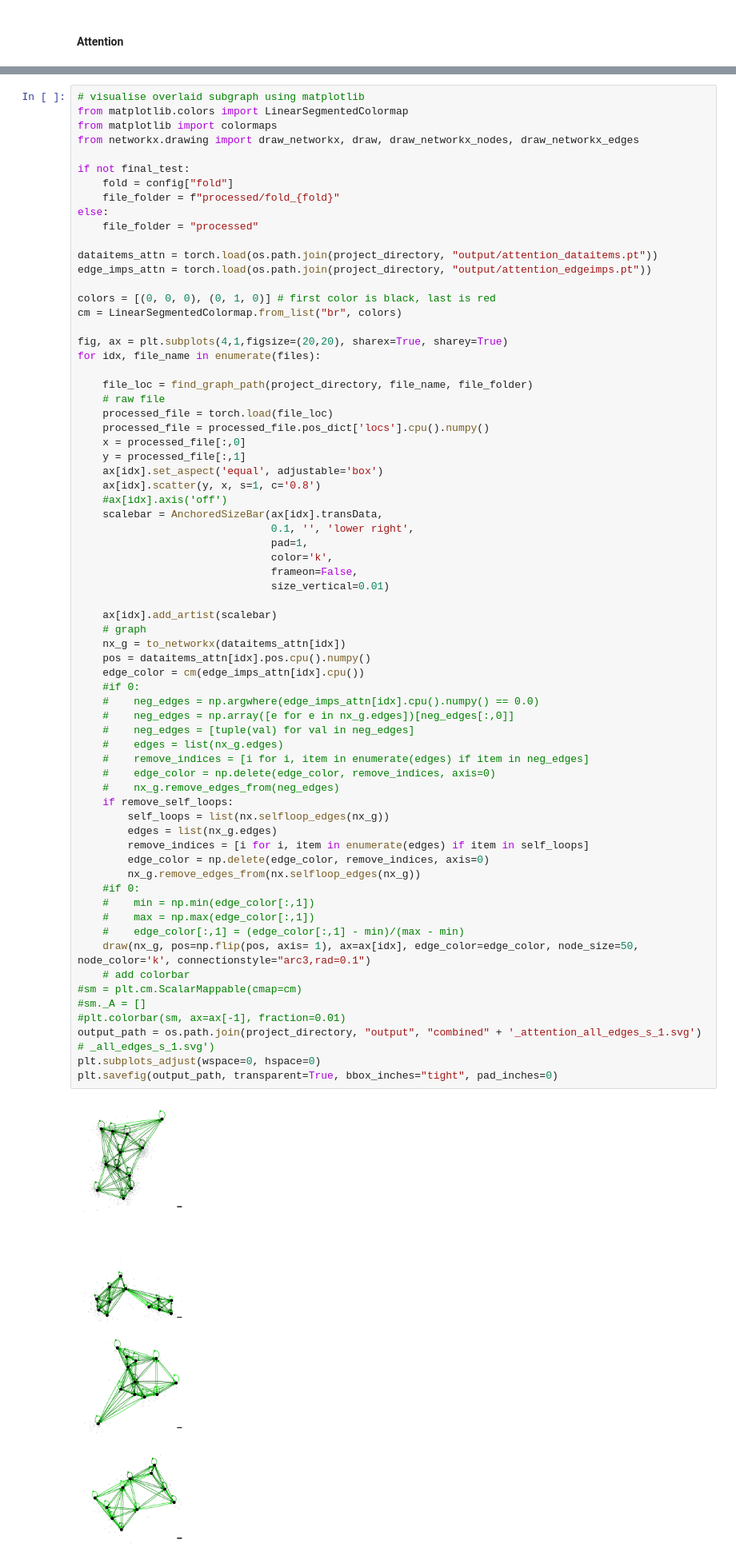
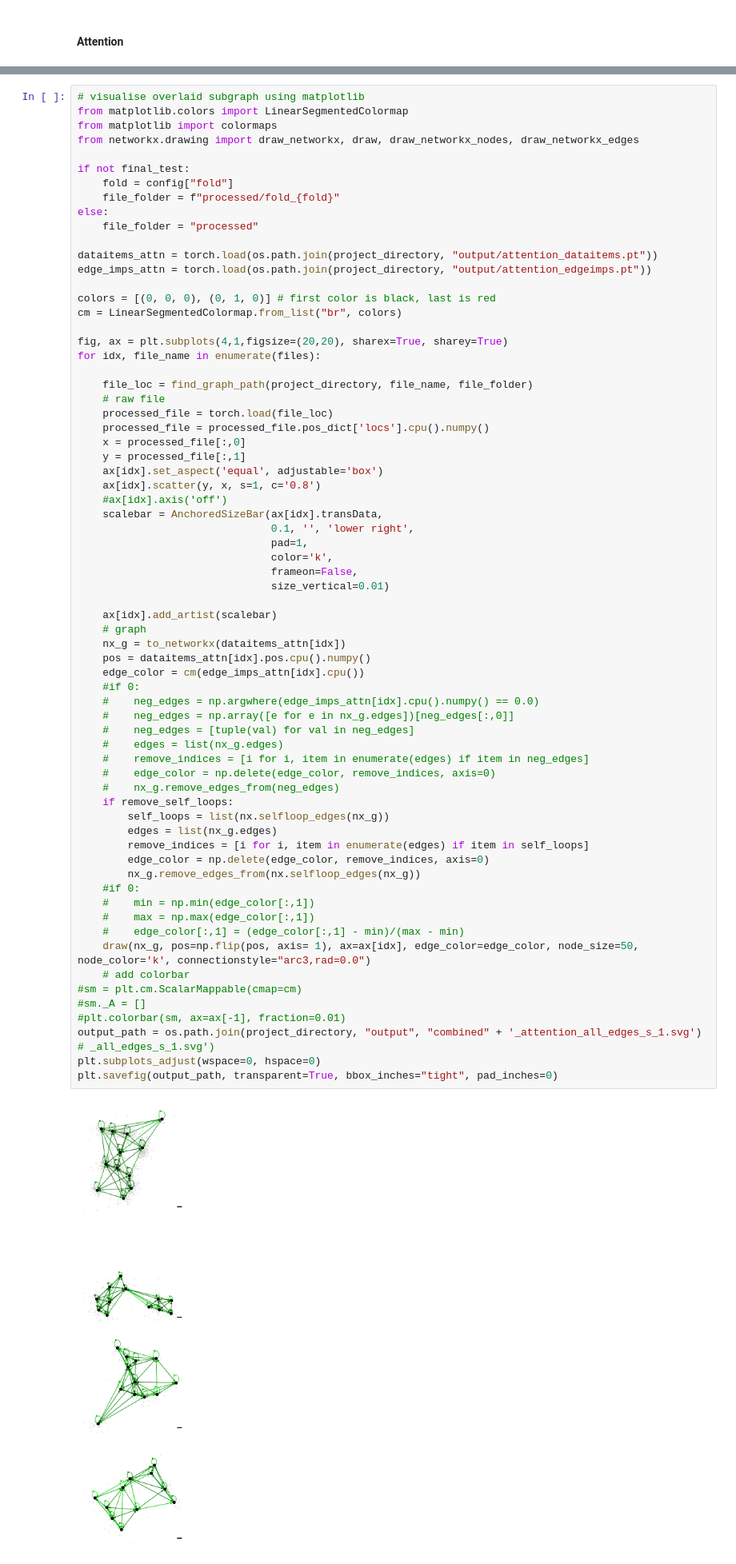
Before and after one commit to oubino/locpix_points, a Jupyter notebook: digits_letters/task_2_finaltest/scripts/analysis.ipynb, the cells around one changed output, grey strips where cells are left out. Shown at 80% size. Drawn from its saved outputs; the diff is of its cells as text.

```diff
--- a/digits_letters/task_2_finaltest/scripts/analysis.ipynb
+++ b/digits_letters/task_2_finaltest/scripts/analysis.ipynb
@@ -830,35 +829,35 @@ for idx, file_name in enumerate(files):
     # graph
     nx_g = to_networkx(dataitems_attn[idx])
     pos = dataitems_attn[idx].pos.cpu().numpy()
     edge_color = cm(edge_imps_attn[idx].cpu())
     #if 0:
     #    neg_edges = np.argwhere(edge_imps_attn[idx].cpu().numpy() == 0.0)
     #    neg_edges = np.array([e for e in nx_g.edges])[neg_edges[:,0]]
     #    neg_edges = [tuple(val) for val in neg_edges]
     #    edges = list(nx_g.edges)
     #    remove_indices = [i for i, item in enumerate(edges) if item in neg_edges]
     #    edge_color = np.delete(edge_color, remove_indices, axis=0)
     #    nx_g.remove_edges_from(neg_edges)
     if remove_self_loops:
         self_loops = list(nx.selfloop_edges(nx_g))
         edges = list(nx_g.edges)
         remove_indices = [i for i, item in enumerate(edges) if item in self_loops]
         edge_color = np.delete(edge_color, remove_indices, axis=0)
         nx_g.remove_edges_from(nx.selfloop_edges(nx_g))
     #if 0:
     #    min = np.min(edge_color[:,1])
     #    max = np.max(edge_color[:,1])
     #    edge_color[:,1] = (edge_color[:,1] - min)/(max - min)
-    draw(nx_g, pos=np.flip(pos, axis= 1), ax=ax[idx], edge_color=edge_color, node_size=50, node_color='k', connectionstyle="arc3,rad=0.1")
+    draw(nx_g, pos=np.flip(pos, axis= 1), ax=ax[idx], edge_color=edge_color, node_size=50, node_color='k', connectionstyle="arc3,rad=0.0")
     # add colorbar
 #sm = plt.cm.ScalarMappable(cmap=cm)
 #sm._A = []
 #plt.colorbar(sm, ax=ax[-1], fraction=0.01)
 output_path = os.path.join(project_directory, "output", "combined" + '_attention_all_edges_s_1.svg') # _all_edges_s_1.svg')
 plt.subplots_adjust(wspace=0, hspace=0)
 plt.savefig(output_path, transparent=True, bbox_inches="tight", pad_inches=0)
 # %% [output]
-[figure, old version]
+[figure, new version]
 # %% [markdown]
 Visualise as above but picking top 10 edges
 # %%
```
Also changed, not shown: parts of 4 cells of this notebook.
